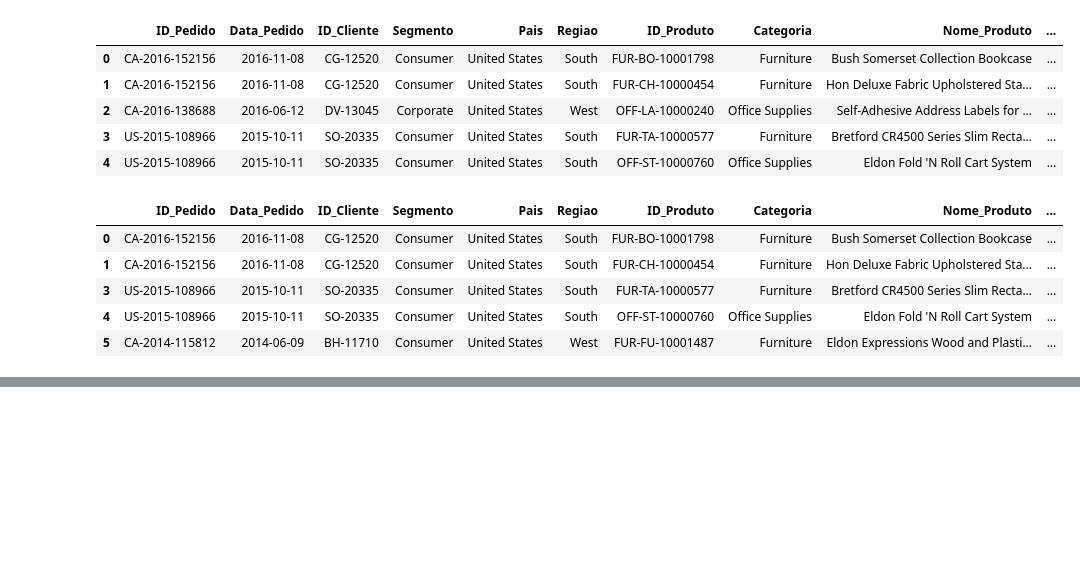
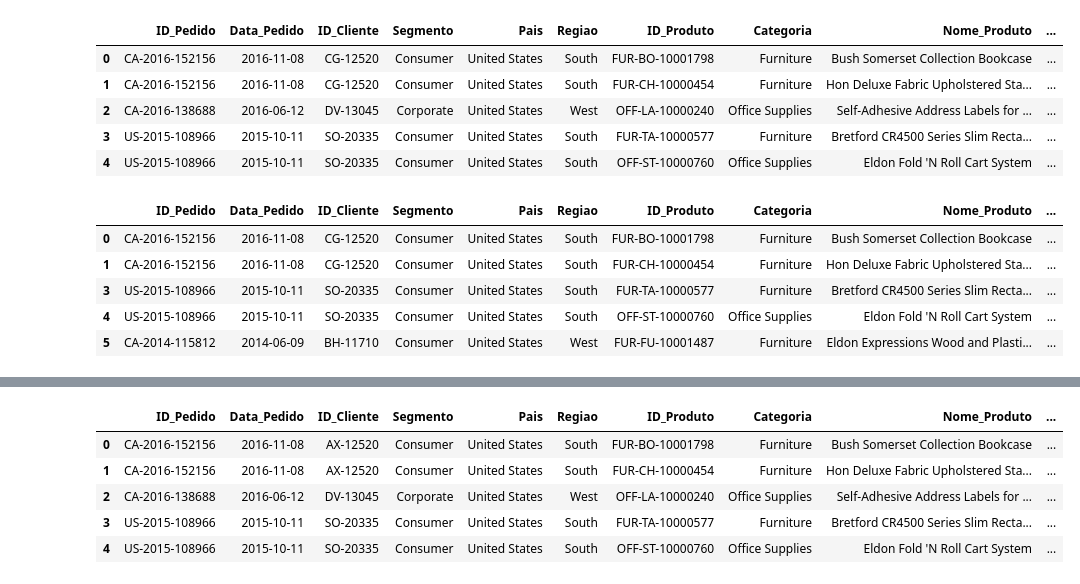
Before and after one commit to AllvMjr/dsa, a Jupyter notebook: cap10/pandas.ipynb, the cells around one changed output, grey strips where cells are left out. Drawn from its saved outputs; the diff is of its cells as text; code cells hidden in the pictures; blank space fills up the shorter version.

```diff
--- a/cap10/pandas.ipynb
+++ b/cap10/pandas.ipynb
@@ -476,0 +270,3 @@ dsa_df[dsa_df.Segmento.str.startswith('mer')].head()
+# %%
+# Fazemos o split da coluna e extraímos o item na posição 2 (índice 1)
+dsa_df["Ano"] = dsa_df['ID_Pedido'].str.split("-").str[1]
@@ -476,0 +328,12 @@ dsa_df[dsa_df.Segmento.str.startswith('mer')].head()
+# %%
+# Substituímos os caracteres CG por AX na coluna 'ID_Cliente'
+dsa_df['ID_Cliente'] = dsa_df['ID_Cliente'].str.replace('CG', 'AX')
+# %%
+dsa_df.head()
+# %% [output]
+|  | ID_Pedido | Data_Pedido | ID_Cliente | Segmento | Pais | Regiao | ID_Produto | Categoria | Nome_Produto | ... |
+| 0 | CA-2016-152156 | 2016-11-08 | AX-12520 | Consumer | United States | South | FUR-BO-10001798 | Furniture | Bush Somerset Collection Bookcase | ... |
+| 1 | CA-2016-152156 | 2016-11-08 | AX-12520 | Consumer | United States | South | FUR-CH-10000454 | Furniture | Hon Deluxe Fabric Upholstered Sta... | ... |
+| 2 | CA-2016-138688 | 2016-06-12 | DV-13045 | Corporate | United States | West | OFF-LA-10000240 | Office Supplies | Self-Adhesive Address Labels for ... | ... |
+| 3 | US-2015-108966 | 2015-10-11 | SO-20335 | Consumer | United States | South | FUR-TA-10000577 | Furniture | Bretford CR4500 Series Slim Recta... | ... |
+| 4 | US-2015-108966 | 2015-10-11 | SO-20335 | Consumer | United States | South | OFF-ST-10000760 | Office Supplies | Eldon Fold 'N Roll Cart System | ... |
```
Also changed, not shown: parts of 58 cells of this notebook.
